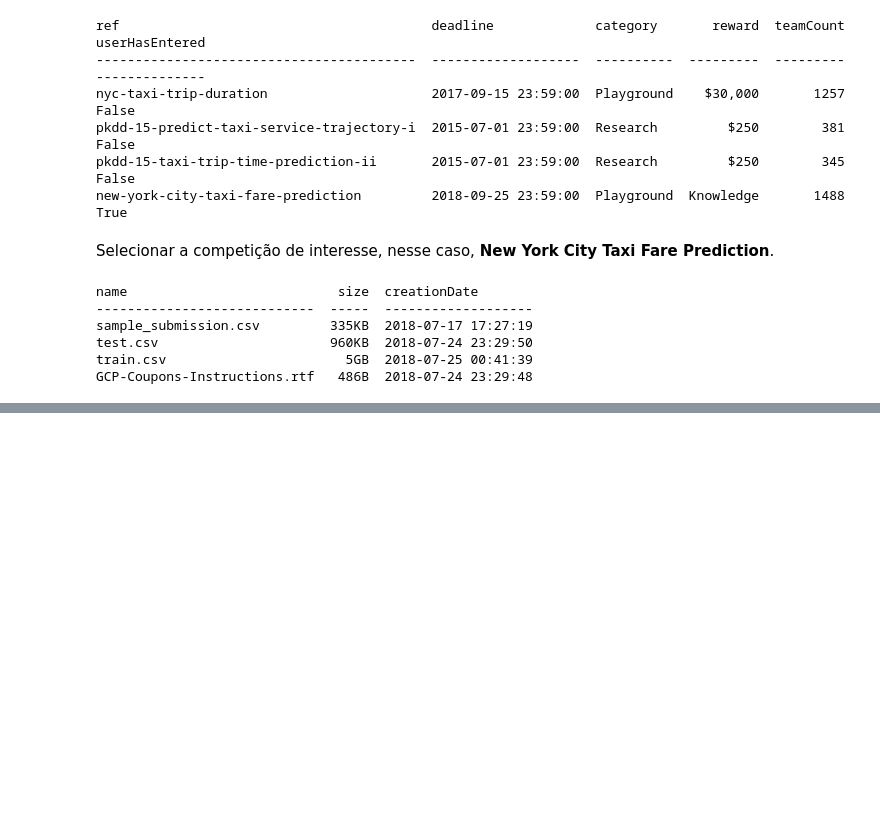
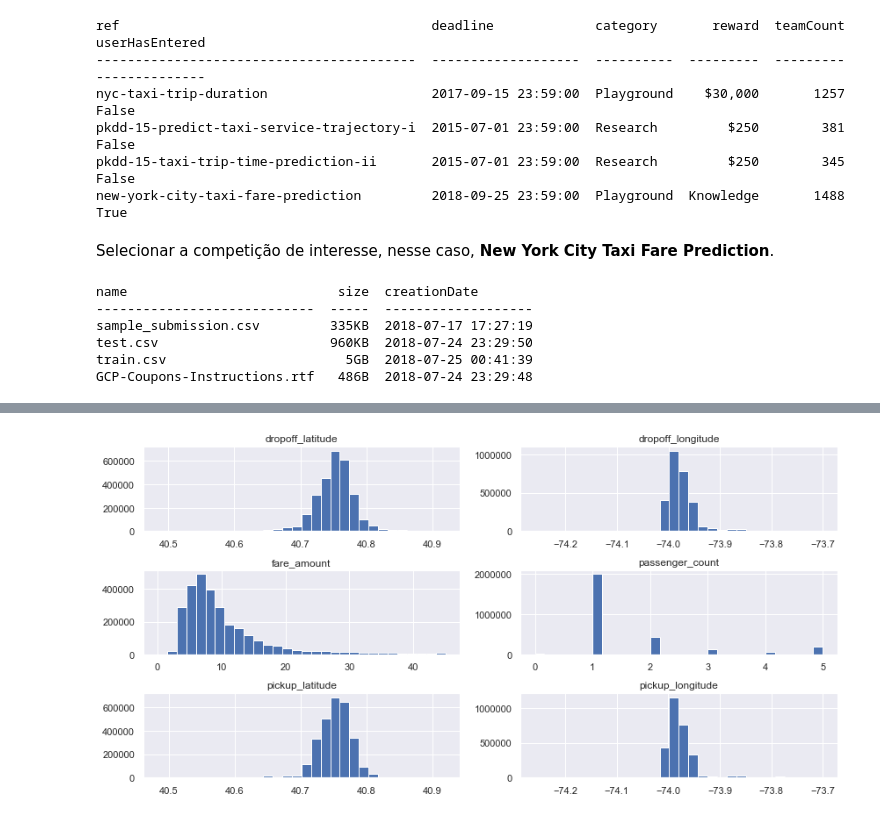
Before and after one commit to Fernandohf/ESIG_Challenge, a Jupyter notebook: TaxiFare.ipynb, the cells around one changed output, grey strips where cells are left out. Saved outputs shown, nothing was run; the diff lists cells and outputs as text; code cells hidden in the pictures; blank space fills up the shorter version.

```diff
--- a/TaxiFare.ipynb
+++ b/TaxiFare.ipynb
@@ -752,0 +219,27 @@ Successfully submitted to Titanic: Machine Learning from Disaster
+# %%
+# Remove all lattitude and longitude below threhold
+lat_min = 40.48
+lon_min = -74.26
+lat_max = 40.92
+lon_max = -73.70
+
+# Remove all negative values and above Q3 + 5 IQR
+fare_iqr = c_train['fare_amount'].quantile(.75) - c_train['fare_amount'].quantile(.25)
+fare_max = c_train['fare_amount'].quantile(.75) + 5 * fare_iqr
+passenger_max = 5
+
+# Data without outliers
+o_train = c_train[((c_train['dropoff_longitude'] <= lon_max) &
+                   (c_train['dropoff_longitude'] >= lon_min) &
+                   (c_train['pickup_longitude'] <= lon_max) &
+                   (c_train['pickup_longitude'] >= lon_min) &
+                   (c_train['dropoff_latitude'] <= lat_max) &
+                   (c_train['dropoff_latitude'] >= lat_min) &
+                   (c_train['pickup_latitude'] <= lat_max) &
+                   (c_train['pickup_latitude'] >= lat_min) &
+                   (c_train['fare_amount'] > 0) &
+                   (c_train['fare_amount'] <= fare_max) &
+                   (c_train['passenger_count'] >= 0) &
+                   (c_train['passenger_count'] <= passenger_max))].copy()
+# Data shrink
+print("Data reduced " + f"{100 - (o_train.shape[0] / c_train.shape[0] * 100):.2f}" + "%")
@@ -752,0 +262,5 @@ Successfully submitted to Titanic: Machine Learning from Disaster
+# %%
+o_train.hist(bins=30, figsize=(12, 6))
+plt.tight_layout()
+# %% [output]
+[figure, added]
```
Also changed, not shown: parts of 114 cells of this notebook.
